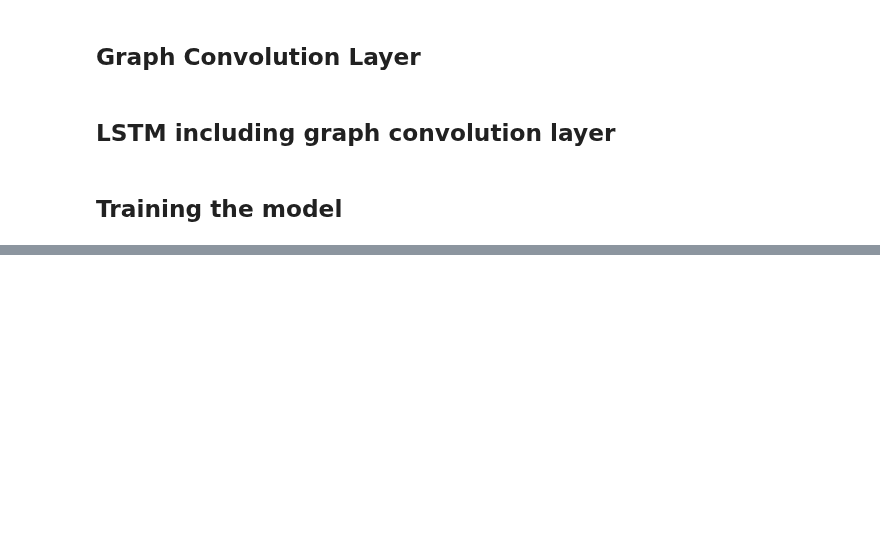
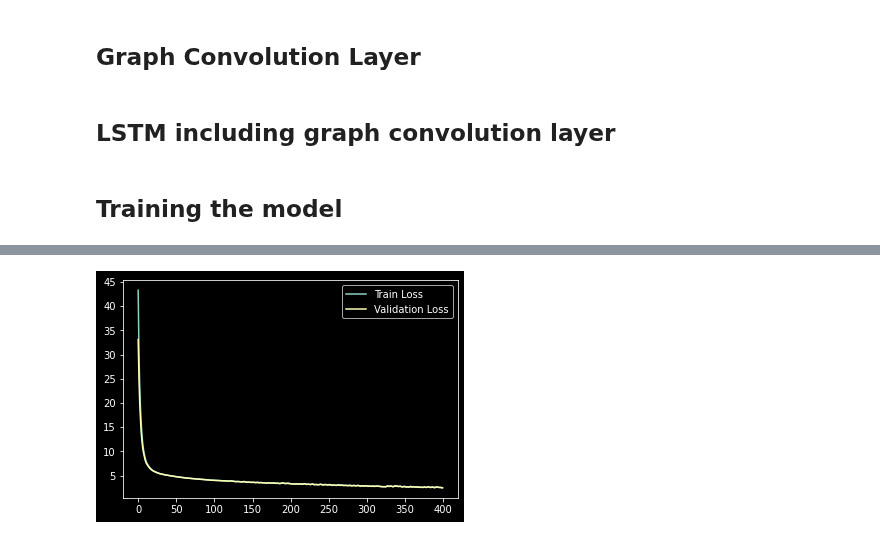
Before and after one commit to junzis/atdelay, a Jupyter notebook: kerasexp_1D.ipynb, the cells around one changed output, grey strips where cells are left out. Drawn from its saved outputs; the diff is of its cells as text; code cells hidden in the pictures; blank space fills up the shorter version.

```diff
--- a/kerasexp_1D.ipynb
+++ b/kerasexp_1D.ipynb
@@ -383,7 +398,7 @@ class LSTMGC(layers.Layer):
 # %%
 in_feat = 9
 batch_size = 64
-epochs = 20
+epochs = 400
 input_sequence_length = 12
 forecast_horizon = 3
 multi_horizon = False
@@ -409,14 +424,22 @@ outputs = st_gcn(inputs)
 
 model = keras.models.Model(inputs, outputs)
 
+# model.compile(
+#     optimizer=keras.optimizers.RMSprop(learning_rate=0.0002),
+#     loss=keras.losses.MeanAbsoluteError(),
+# )
+learning_rate = 0.0005
+optimizer = Adam(learning_rate=learning_rate)
 model.compile(
-    optimizer=keras.optimizers.RMSprop(learning_rate=0.0002),
-    loss=keras.losses.MeanSquaredError(),
+    optimizer=optimizer,
+    loss=MeanAbsoluteError(reduction="auto", name="mean_absolute_error"),
+    weighted_metrics=["acc"],
 )
+
 model.summary()
-model.fit(
+history = model.fit(
     test_dataset,
     validation_data=test_dataset,
     epochs=epochs,
-    callbacks=[keras.callbacks.EarlyStopping(patience=10)],
+    callbacks=[keras.callbacks.EarlyStopping(patience=220)],
 )
@@ -422,0 +464,7 @@ model.fit(
+# %%
+plt.plot(history.history['loss'], label='Train Loss')
+plt.plot(history.history['val_loss'], label='Validation Loss')
+plt.legend()
+plt.show()
+# %% [output]
+[figure, added]
```
Also changed, not shown: parts of 8 cells of this notebook, 1 other file.
